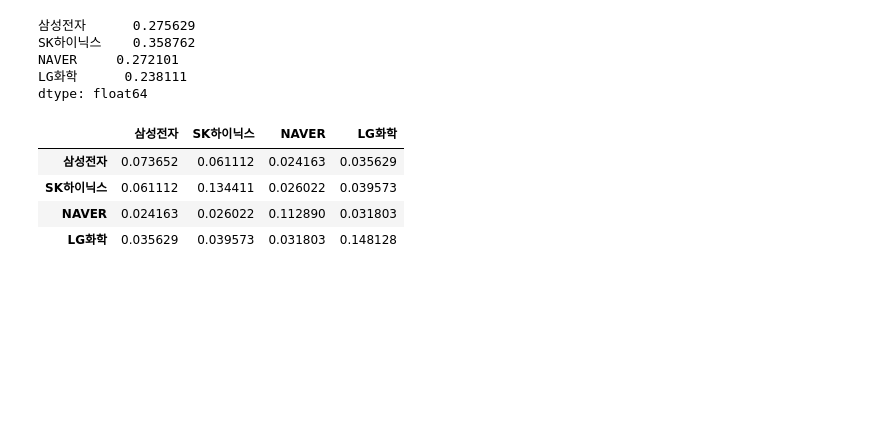
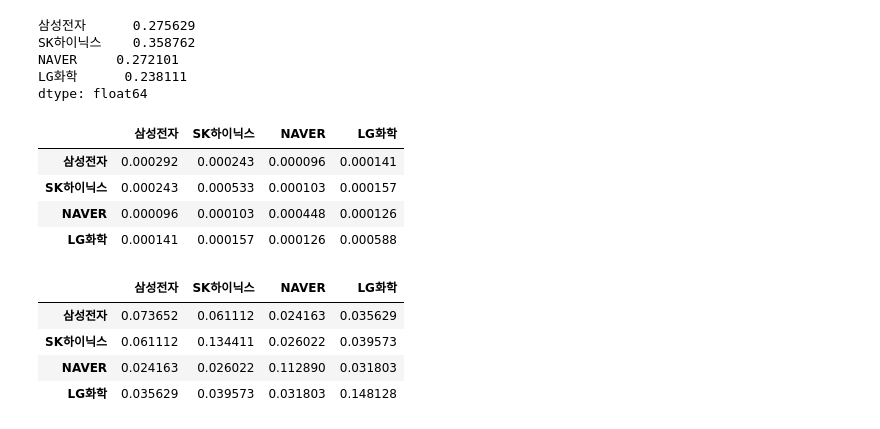
Before and after one commit to dudungE/AI_Finance, a Jupyter notebook: 금융투자_basic.ipynb, the cells around one changed output. Saved outputs shown, nothing was run; the diff lists cells and outputs as text; code cells hidden in the pictures; blank space fills up the shorter version.

```diff
--- a/금융투자_basic.ipynb
+++ b/금융투자_basic.ipynb
@@ -112,6 +112,14 @@ SK하이닉스    0.358762
 NAVER     0.272101
 LG화학      0.238111
 dtype: float64
+# %%
+daily_cov
+# %% [output]
+|  | 삼성전자 | SK하이닉스 | NAVER | LG화학 |
+| 삼성전자 | 0.000292 | 0.000243 | 0.000096 | 0.000141 |
+| SK하이닉스 | 0.000243 | 0.000533 | 0.000103 | 0.000157 |
+| NAVER | 0.000096 | 0.000103 | 0.000448 | 0.000126 |
+| LG화학 | 0.000141 | 0.000157 | 0.000126 | 0.000588 |
 # %%
 annual_cov   # 각각의 분산표시 ~ 리스크의 제곱값 ~ variance-covariance matrix
 # %% [output]
```
Also changed, not shown: parts of 1 cell of this notebook, 3 other files.
